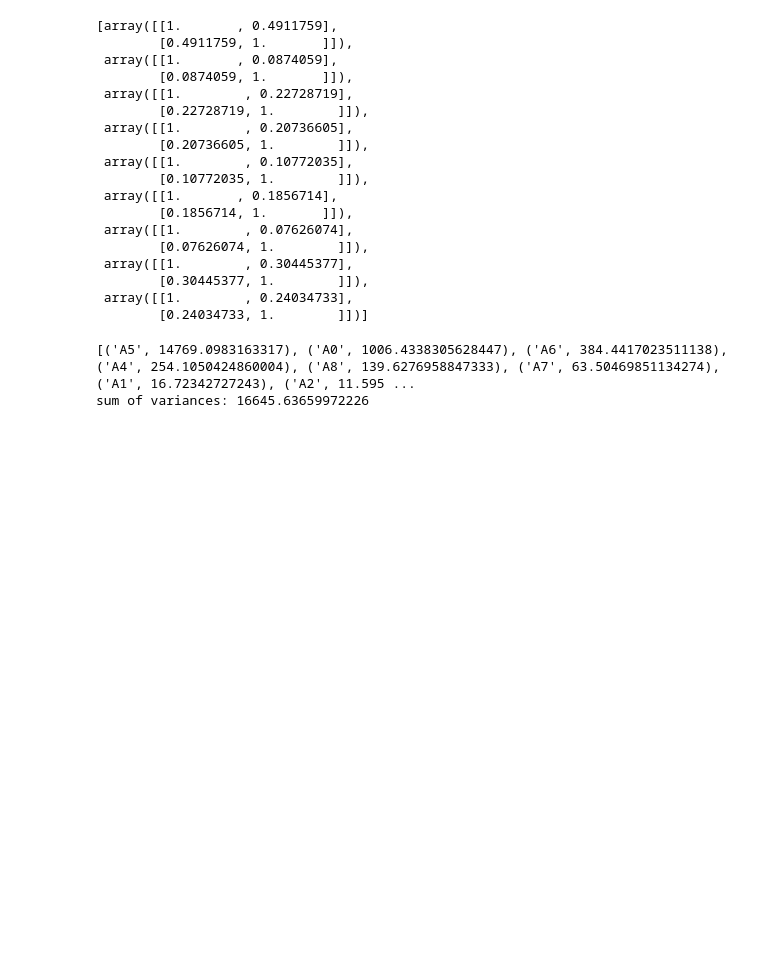
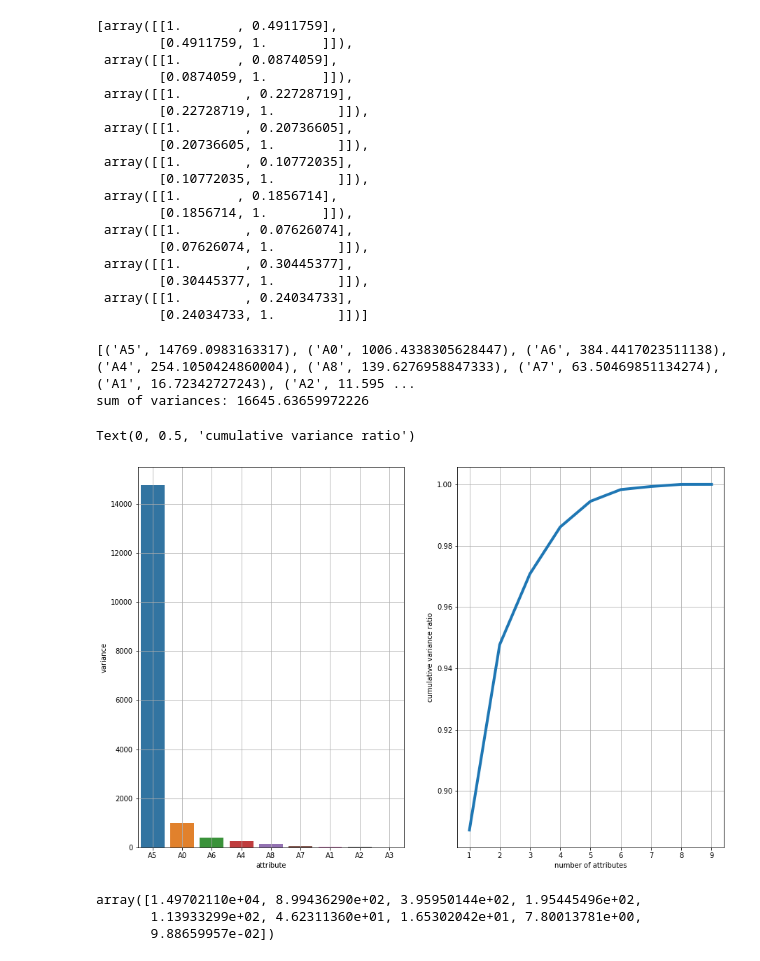
Before and after one commit to monkey-sheng/IAML-CW2, a Jupyter notebook: iaml212cw2_q1.ipynb, the cells around one changed output. Drawn from its saved outputs; the diff is of its cells as text; code cells hidden in the pictures; blank space fills up the shorter version.

```diff
--- a/iaml212cw2_q1.ipynb
+++ b/iaml212cw2_q1.ipynb
@@ -93,10 +93,30 @@ print('sum of variances:', sum(map(lambda v: v[1], variances)))
 [('A5', 14769.0983163317), ('A0', 1006.4338305628447), ('A6', 384.4417023511138), ('A4', 254.1050424860004), ('A8', 139.6276958847333), ('A7', 63.50469851134274), ('A1', 16.72342727243), ('A2', 11.595 ...
 sum of variances: 16645.63659972226
 # %%
-# Q.14(b)
+# Q.1.4(b)
 # Plot the following two graphs side-by-side. Use grid lines in each plot.
 
 # 1) amount of variance explained by each of the (sorted) attributes, indicate attribute numbers on the x-axis.
 # 2) cumulative variance ratio against the number of attributes, where the range of y-axis should be[0, 1].
 
-fig, (ax1, ax2) = plt.subplots(1, 2, figsize=(15,15))
+fig, (ax1, ax2) = plt.subplots(1, 2, figsize=(15,10))
+variances = np.array(variances)
+
+data1 = pd.DataFrame({'attribute': variances[:, 0], 'variance': variances[:, 1]})
+data1['variance'] = pd.to_numeric(data1['variance'])
+sns.barplot(data=data1, x='attribute', y='variance', ax=ax1)
+ax1.grid()
+
+data2 = {'num_of_attr': list(range(1,10)), 'variance': []}
+var_total = 0
+for variance in data1['variance']:
+    var_total += variance
+    data2['variance'].append(var_total)
+data2['variance'] = np.array(data2['variance']) / var_total
+sns.lineplot(data=data2, x='num_of_attr', y='variance', ax=ax2, linewidth=4)
+ax2.grid()
+ax2.set_xlabel('number of attributes')
+ax2.set_ylabel('cumulative variance ratio')
+# %% [output]
+Text(0, 0.5, 'cumulative variance ratio')
+[figure, added]
@@ -102,0 +129,10 @@ fig, (ax1, ax2) = plt.subplots(1, 2, figsize=(15,15))
+# %%
+# Q1.5 (a)
+# Report the total amount of unbiased sample variance explained by the whole set of principal components.
+X_pca = pca.fit_transform(Xtrn)
+pca.explained_variance_
+#sum(pca.explained_variance_)
+# %% [output]
+array([1.49702110e+04, 8.99436290e+02, 3.95950144e+02, 1.95445496e+02,
+       1.13933299e+02, 4.62311360e+01, 1.65302042e+01, 7.80013781e+00,
+       9.88659957e-02])
```
Also changed, not shown: parts of 10 cells of this notebook.
